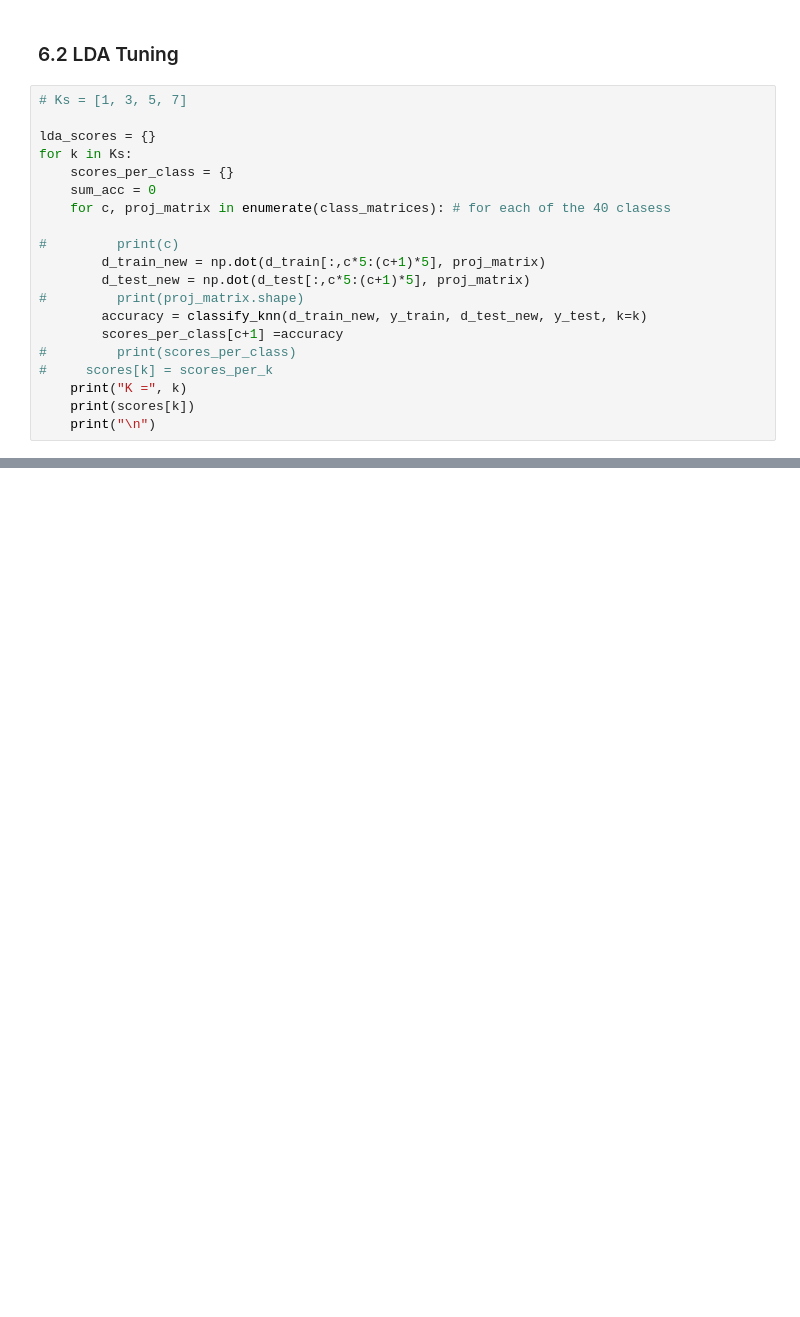
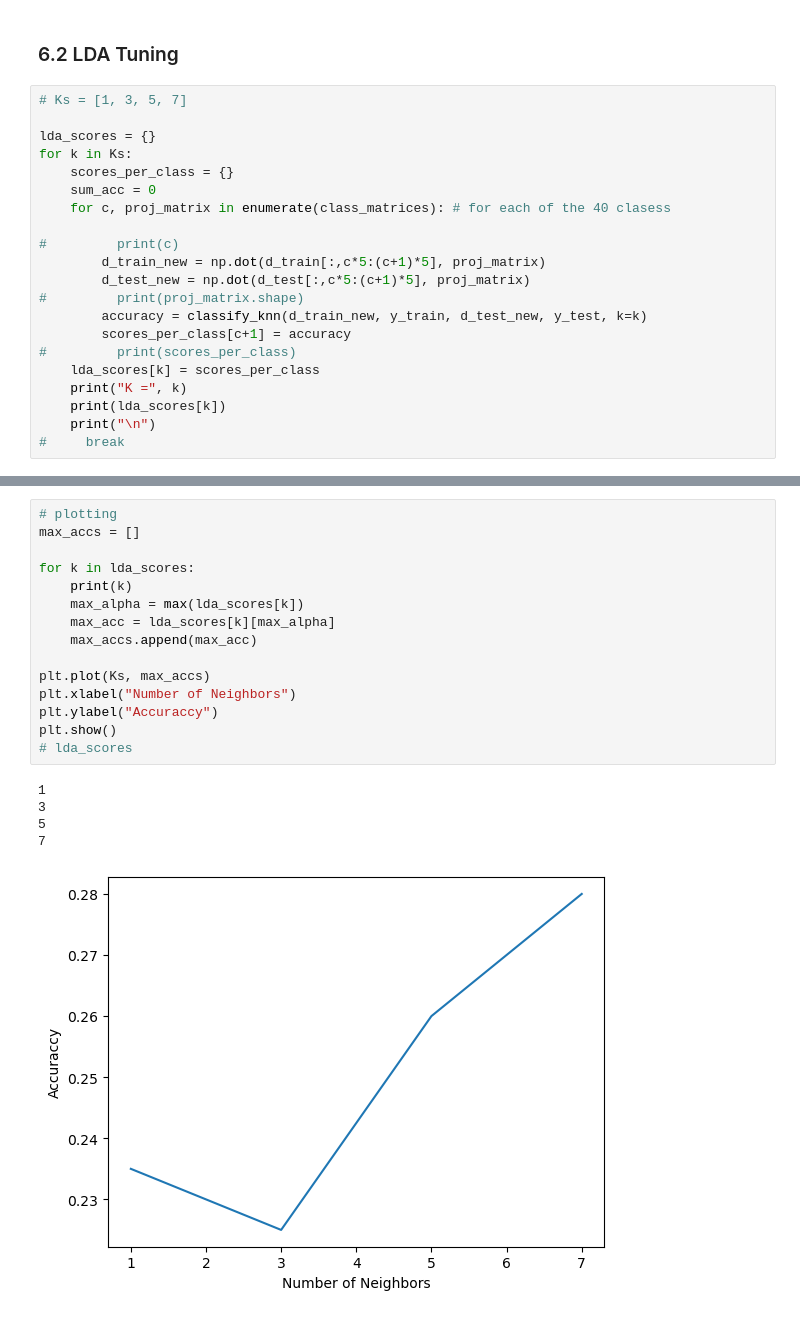
Before and after one commit to iZarrios/face-recognition, a Jupyter notebook: Eigenfaces Notebook.ipynb, the cells around one changed output, grey strips where cells are left out. Cells and saved outputs as stored; diff of their text form; blank space fills up the shorter version.

```diff
--- a/Eigenfaces Notebook.ipynb
+++ b/Eigenfaces Notebook.ipynb
@@ -242,11 +265,12 @@ for k in Ks:
         d_test_new = np.dot(d_test[:,c*5:(c+1)*5], proj_matrix)
 #         print(proj_matrix.shape)
         accuracy = classify_knn(d_train_new, y_train, d_test_new, y_test, k=k)
-        scores_per_class[c+1] =accuracy
+        scores_per_class[c+1] = accuracy
 #         print(scores_per_class)
-#     scores[k] = scores_per_k
+    lda_scores[k] = scores_per_class
     print("K =", k)
-    print(scores[k])
+    print(lda_scores[k])
     print("\n")
+#     break
 # %% [output]
 K = 1
@@ -259,0 +284,21 @@ K = 7
+# %%
+# plotting
+max_accs = []
+
+for k in lda_scores:
+    print(k)
+    max_alpha = max(lda_scores[k])
+    max_acc = lda_scores[k][max_alpha]
+    max_accs.append(max_acc)
+
+plt.plot(Ks, max_accs)
+plt.xlabel("Number of Neighbors")
+plt.ylabel("Accuraccy")
+plt.show()
+# lda_scores
+# %% [output]
+1
+3
+5
+7
+[figure, added]
```
Also changed, not shown: parts of 4 cells of this notebook.
